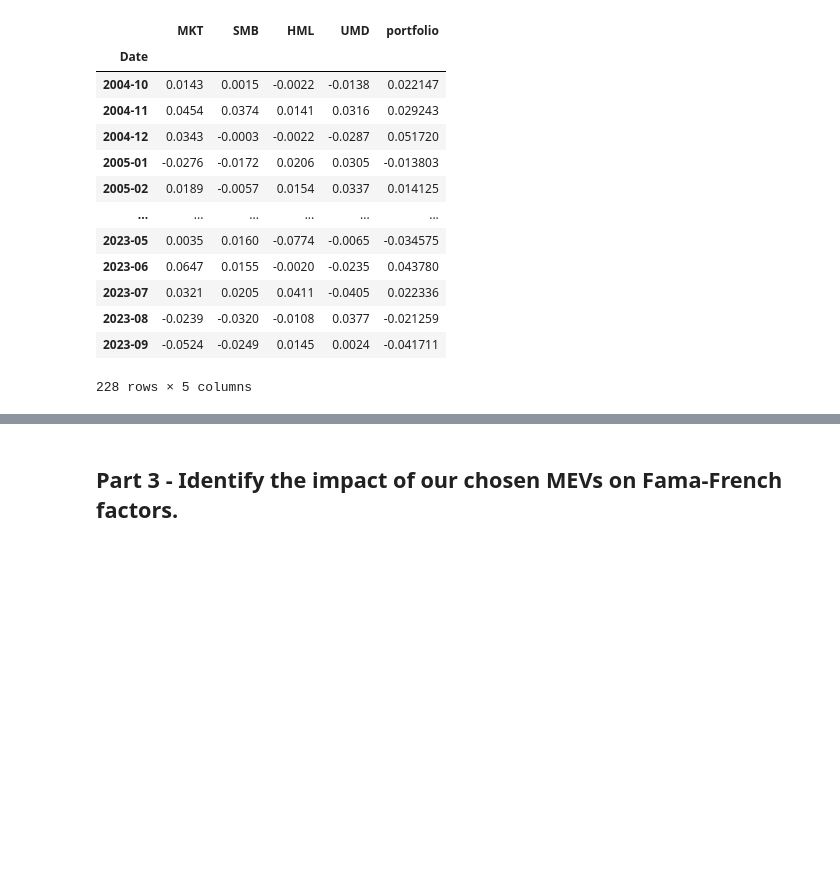
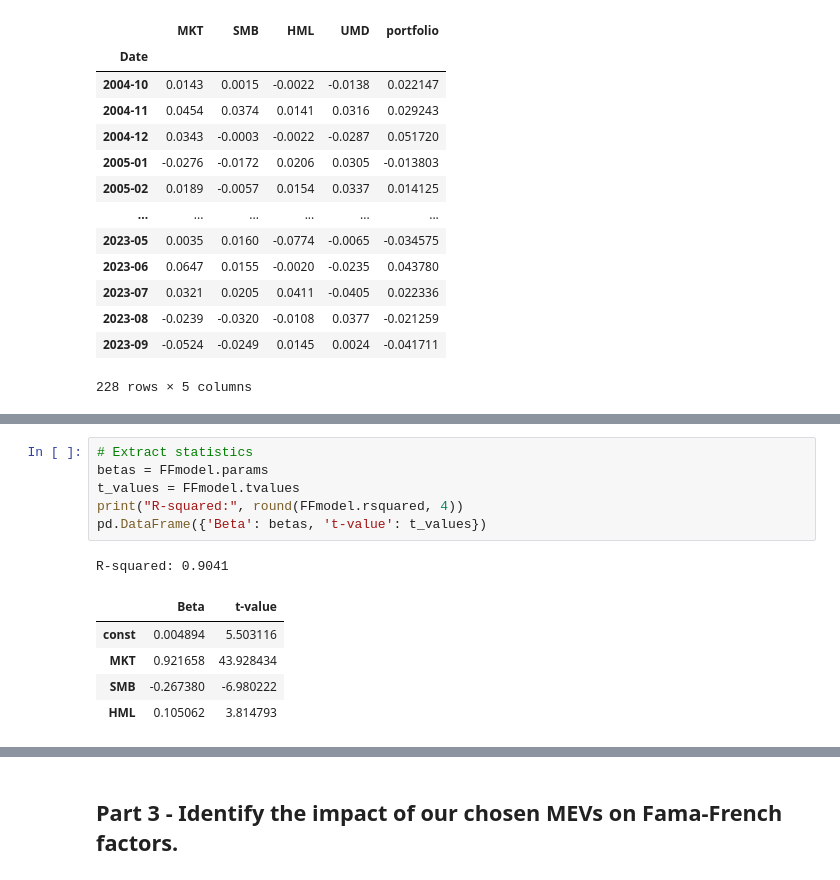
Before and after one commit to vafang25/Econ_Project_2, a Jupyter notebook: Data_Project_2.ipynb, the cells around one changed output, grey strips where cells are left out. Cells and saved outputs as stored; diff of their text form; blank space fills up the shorter version.

```diff
--- a/Data_Project_2.ipynb
+++ b/Data_Project_2.ipynb
@@ -234 +265,14 @@ FF_model
+# %%
+# Extract statistics
+betas = FFmodel.params
+t_values = FFmodel.tvalues
+print("R-squared:", round(FFmodel.rsquared, 4))
+pd.DataFrame({'Beta': betas, 't-value': t_values})
+# %% [output]
+R-squared: 0.9041
+|  | Beta | t-value |
+| const | 0.004894 | 5.503116 |
+| MKT | 0.921658 | 43.928434 |
+| SMB | -0.267380 | -6.980222 |
+| HML | 0.105062 | 3.814793 |
 # %%
```
Also changed, not shown: parts of 4 cells of this notebook.
